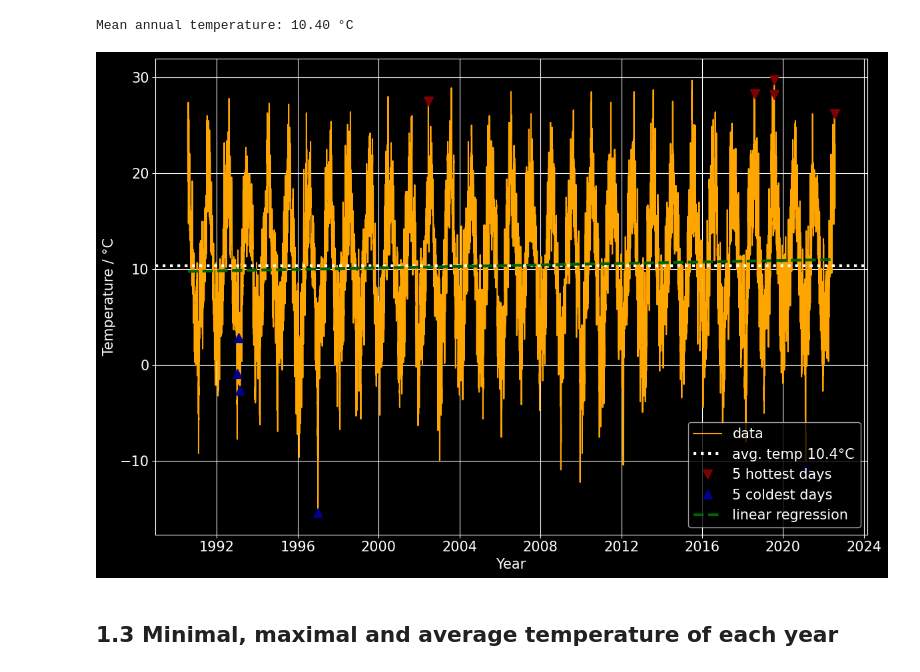
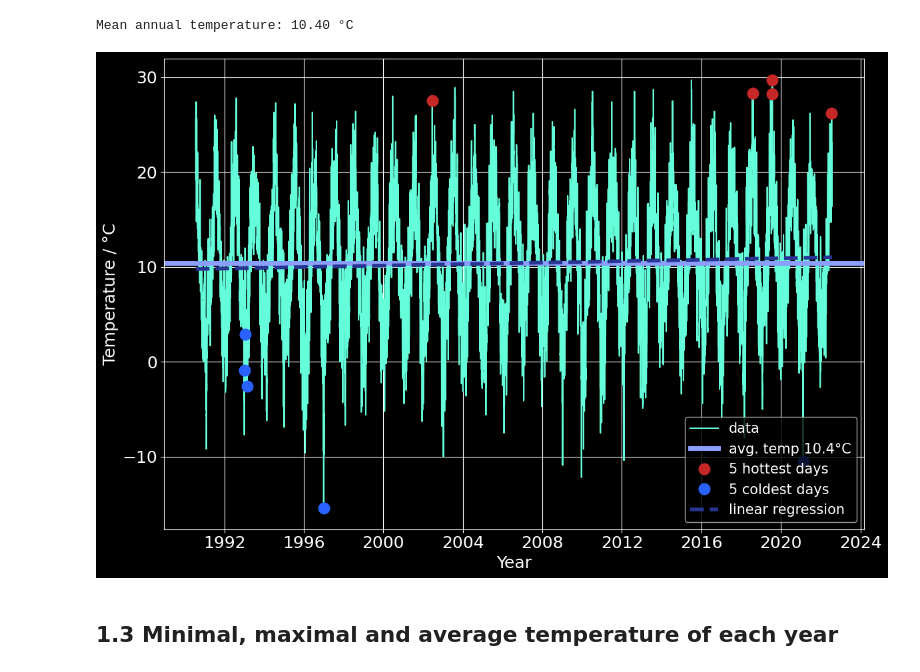
Before and after one commit to SamGTex/climate-analysis, a Jupyter notebook: analyse/Report_Dortmund_2022.ipynb, the cells around one changed output. Saved outputs shown, nothing was run; the diff lists cells and outputs as text; code cells hidden in the pictures.

```diff
--- a/analyse/Report_Dortmund_2022.ipynb
+++ b/analyse/Report_Dortmund_2022.ipynb
@@ -83,6 +83,6 @@ plt.show()
 ### Extreme days (hottest/coldest)
 # %%
 # hottest days
-df_hot = df.sort_values(by=['tempmax'], ascending=False)[['tempmax', 'tempmin', 'temp', 'moonphase']]
+df_hot = df.sort_values(by=['tempmax'], ascending=False)[['tempmax', 'temp', 'moonphase']]
 df_hot.head(10)
 # %% [output]
@@ -101,5 +101,5 @@ df_hot.head(10)
 # %%
 # coldest days
-df_cold = df.sort_values(by=['tempmin'], ascending=True)[['tempmax', 'tempmin', 'temp', 'moonphase']]
+df_cold = df.sort_values(by=['tempmin'], ascending=True)[['tempmin', 'temp', 'moonphase']]
 df_cold.head(10)
 # %% [output]
@@ -143,34 +143,34 @@ Mean annual temperature: 10.40 °C
 # %%
 # plot daily avgerage temperature
 plt.figure(figsize=(12,8), dpi=100)
-plt.plot(df['temp'], '-', color='orange', label='data')
+plt.plot(df['temp'], '-', color='#64ffda', label='data')#ff6d00
 
 # plot the average temperature
-plt.axhline(T_mean, linewidth=3, linestyle='dotted', color='white', label=f'avg. temp {T_mean:.1f}°C')
+plt.axhline(T_mean, linewidth=5, linestyle='-', color='#8c9eff', label=f'avg. temp {T_mean:.1f}°C')
 
 # mark the 5 hottest and coldest days
-plt.plot(df_hot['temp'].head(5), ' ', marker='v', markersize=10, color='#800000', label='5 hottest days')
-plt.plot(df_cold['temp'].head(5), ' ', marker='^', markersize=10, color='#00008b', label='5 coldest days')
+plt.plot(df_hot['temp'].head(5), ' ', marker='o', markersize=12, color='#c62828', label='5 hottest days')
+plt.plot(df_cold['temp'].head(5), ' ', marker='o', markersize=12, color='#2962ff', label='5 coldest days')#2962ff
 
 # plot linear fit of the daily temperature
-plt.plot([df.index[0], df.index[-1]], [b, a*ydata.size+b], color='#006400', linestyle='--', linewidth=3, label='linear regression')
+plt.plot([df.index[0], df.index[-1]], [b, a*ydata.size+b], color='#283593', linestyle='--', linewidth=4, label='linear regression')
 
 # matplotlib config
 plt.grid()
-plt.xlabel('Year', fontsize=15)
-plt.ylabel('Temperature / °C', fontsize=15)
-plt.xticks(fontsize=15)
-plt.yticks(fontsize=15)
+plt.xlabel('Year', fontsize=18)
+plt.ylabel('Temperature / °C', fontsize=18)
+plt.xticks(fontsize=18)
+plt.yticks(fontsize=18)
 plt.legend(fontsize=15)
 plt.tight_layout()
 
 # save image as pdf and png
 plt.savefig(f'../figures/pdf/temp_timeline_{start_year}-{end_year}.pdf')
 plt.savefig(f'../figures/png/temp_timeline_{start_year}-{end_year}.png', dpi=300)
 # show image
 plt.show()
 # %% [output]
-[figure, old version]
+[figure, new version]
 # %% [markdown]
 ## 1.3 Minimal, maximal and average temperature of each year
 # %%
```
Also changed, not shown: parts of 10 cells of this notebook, 10 other files.
